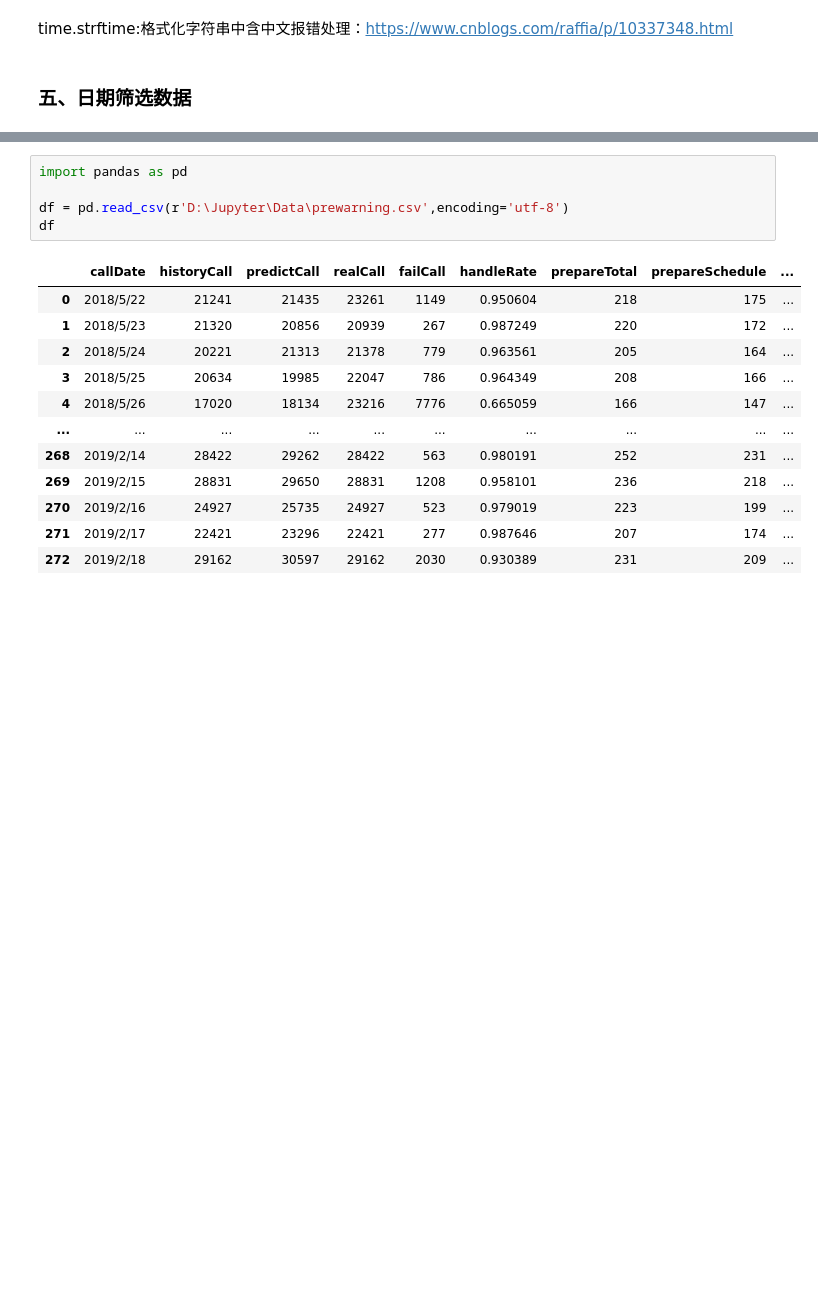
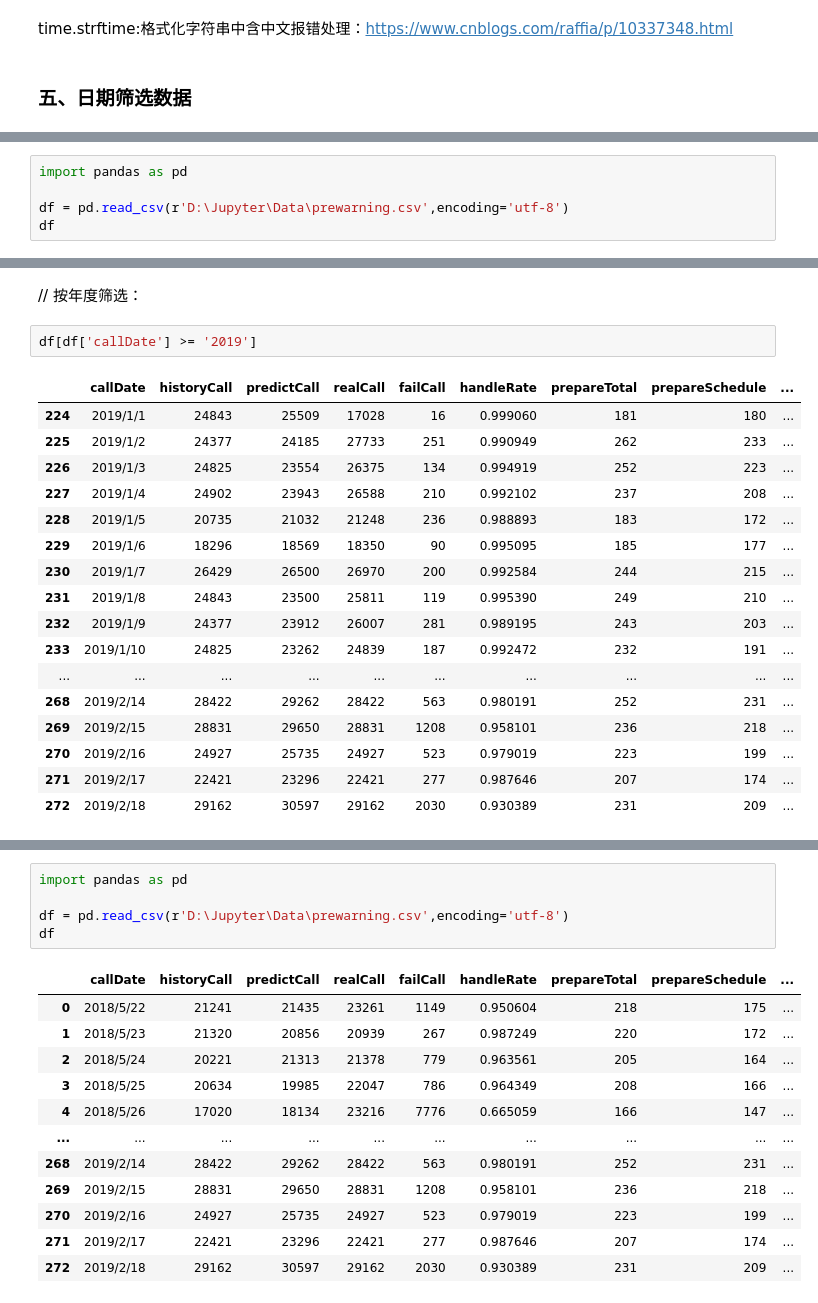
Before and after one commit to Romaker-py/DataAnalyst2, a Jupyter notebook: 02_数据处理/数据处理：时间日期.ipynb, the cells around one changed output, grey strips where cells are left out. Cells and saved outputs as stored; diff of their text form; blank space fills up the shorter version.

```diff
--- a/02_数据处理/数据处理：时间日期.ipynb
+++ b/02_数据处理/数据处理：时间日期.ipynb
@@ -149,0 +152,5 @@ time.strftime:格式化字符串中含中文报错处理：https://www.cnblogs.c
+# %%
+import pandas as pd
+
+df = pd.read_csv(r'D:\Jupyter\Data\prewarning.csv',encoding='utf-8')
+df
@@ -149,0 +171,22 @@ time.strftime:格式化字符串中含中文报错处理：https://www.cnblogs.c
+# %% [markdown]
+// 按年度筛选：
+# %%
+df[df['callDate'] >= '2019']
+# %% [output]
+|  | callDate | historyCall | predictCall | realCall | failCall | handleRate | prepareTotal | prepareSchedule | ... |
+| 224 | 2019/1/1 | 24843 | 25509 | 17028 | 16 | 0.999060 | 181 | 180 | ... |
+| 225 | 2019/1/2 | 24377 | 24185 | 27733 | 251 | 0.990949 | 262 | 233 | ... |
+| 226 | 2019/1/3 | 24825 | 23554 | 26375 | 134 | 0.994919 | 252 | 223 | ... |
+| 227 | 2019/1/4 | 24902 | 23943 | 26588 | 210 | 0.992102 | 237 | 208 | ... |
+| 228 | 2019/1/5 | 20735 | 21032 | 21248 | 236 | 0.988893 | 183 | 172 | ... |
+| 229 | 2019/1/6 | 18296 | 18569 | 18350 | 90 | 0.995095 | 185 | 177 | ... |
+| 230 | 2019/1/7 | 26429 | 26500 | 26970 | 200 | 0.992584 | 244 | 215 | ... |
+| 231 | 2019/1/8 | 24843 | 23500 | 25811 | 119 | 0.995390 | 249 | 210 | ... |
+| 232 | 2019/1/9 | 24377 | 23912 | 26007 | 281 | 0.989195 | 243 | 203 | ... |
+| 233 | 2019/1/10 | 24825 | 23262 | 24839 | 187 | 0.992472 | 232 | 191 | ... |
+| ... | ... | ... | ... | ... | ... | ... | ... | ... | ... |
+| 268 | 2019/2/14 | 28422 | 29262 | 28422 | 563 | 0.980191 | 252 | 231 | ... |
+| 269 | 2019/2/15 | 28831 | 29650 | 28831 | 1208 | 0.958101 | 236 | 218 | ... |
+| 270 | 2019/2/16 | 24927 | 25735 | 24927 | 523 | 0.979019 | 223 | 199 | ... |
+| 271 | 2019/2/17 | 22421 | 23296 | 22421 | 277 | 0.987646 | 207 | 174 | ... |
+| 272 | 2019/2/18 | 29162 | 30597 | 29162 | 2030 | 0.930389 | 231 | 209 | ... |
```
Also changed, not shown: parts of 12 cells of this notebook, 4 other files.
